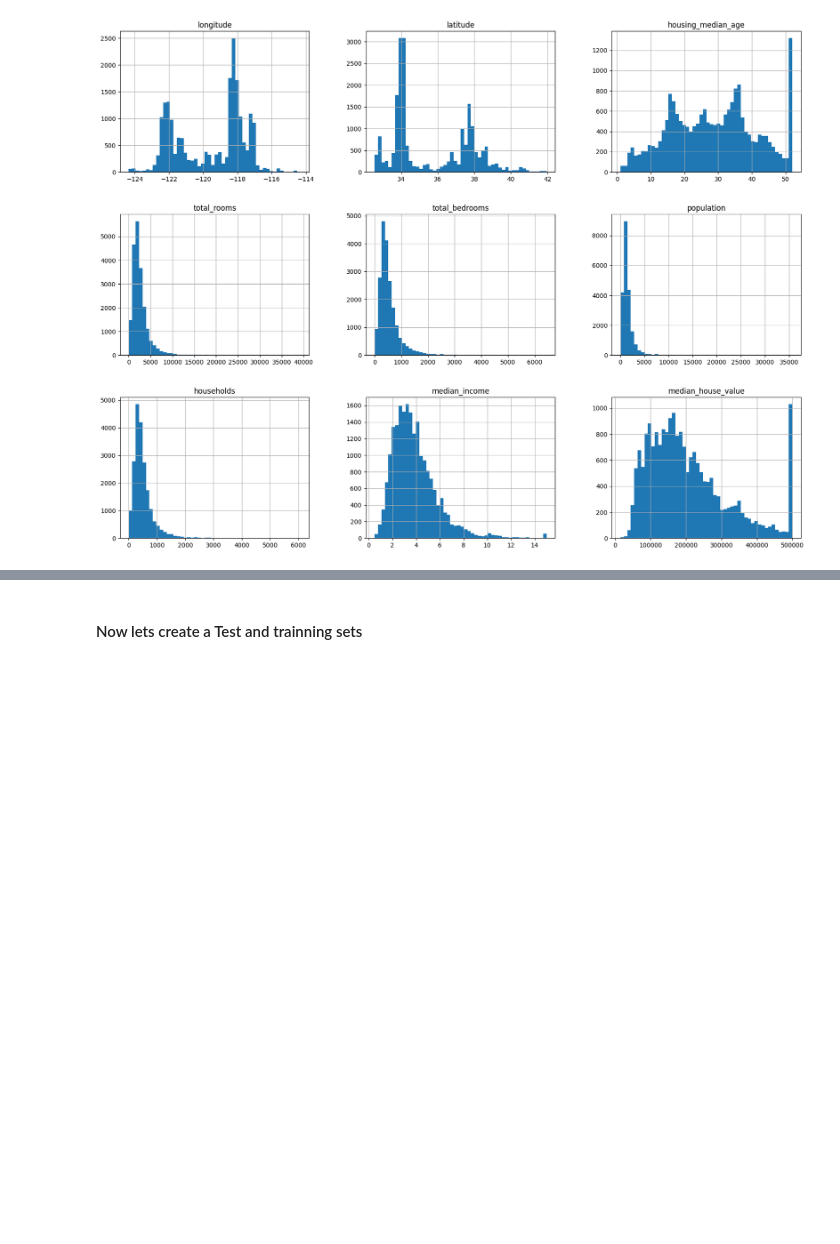
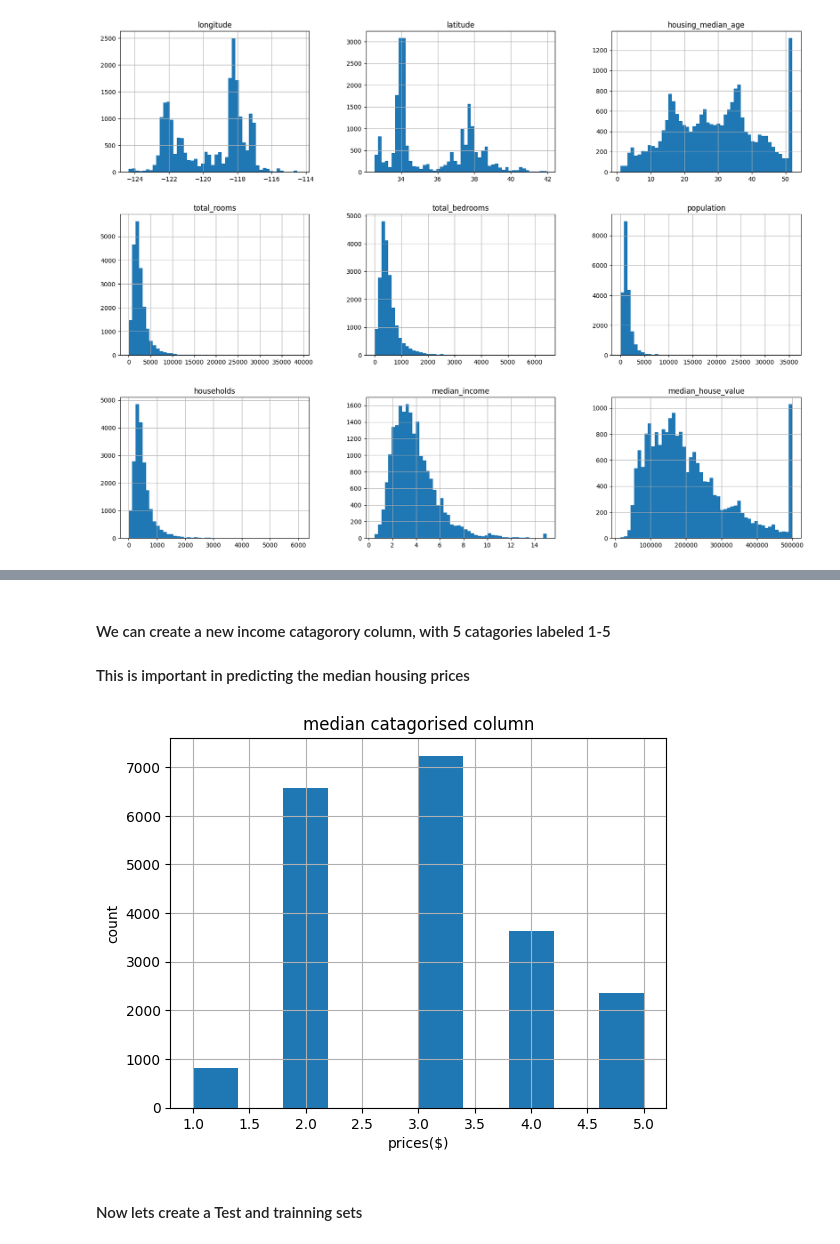
Before and after one commit to topollonaketsana/Hands-On-Machine-Learning-Projects, a Jupyter notebook: ML-Project-1/Housing_src.ipynb, the cells around one changed output, grey strips where cells are left out. Saved outputs shown, nothing was run; the diff lists cells and outputs as text; code cells hidden in the pictures; blank space fills up the shorter version.

Commit message:
update housing.ipynb

```diff
--- a/ML-Project-1/Housing_src.ipynb
+++ b/ML-Project-1/Housing_src.ipynb
@@ -195,3 +260,20 @@ plt.show ()
+# %% [markdown]
+#### We can create a new income catagorory column, with 5 catagories labeled 1-5
+#### This is important in predicting the median housing prices
+# %%
+## use cut() from pandas
+df['income_cat'] = pd.cut(df['median_income'],
+                          bins= [0, 1.5, 3.0, 4.5, 6, np.inf],
+                          labels= [1, 2, 3, 4, 5])
+# %%
+df['income_cat'].hist()
+plt.title('median catagorised column')
+plt.xlabel('prices($)')
+plt.ylabel('count')
+
+plt.show()
+# %% [output]
+[figure, added]
 # %% [markdown]
 #### Now lets create a Test and trainning sets
 # %%
```
Also changed, not shown: parts of 20 cells of this notebook.
